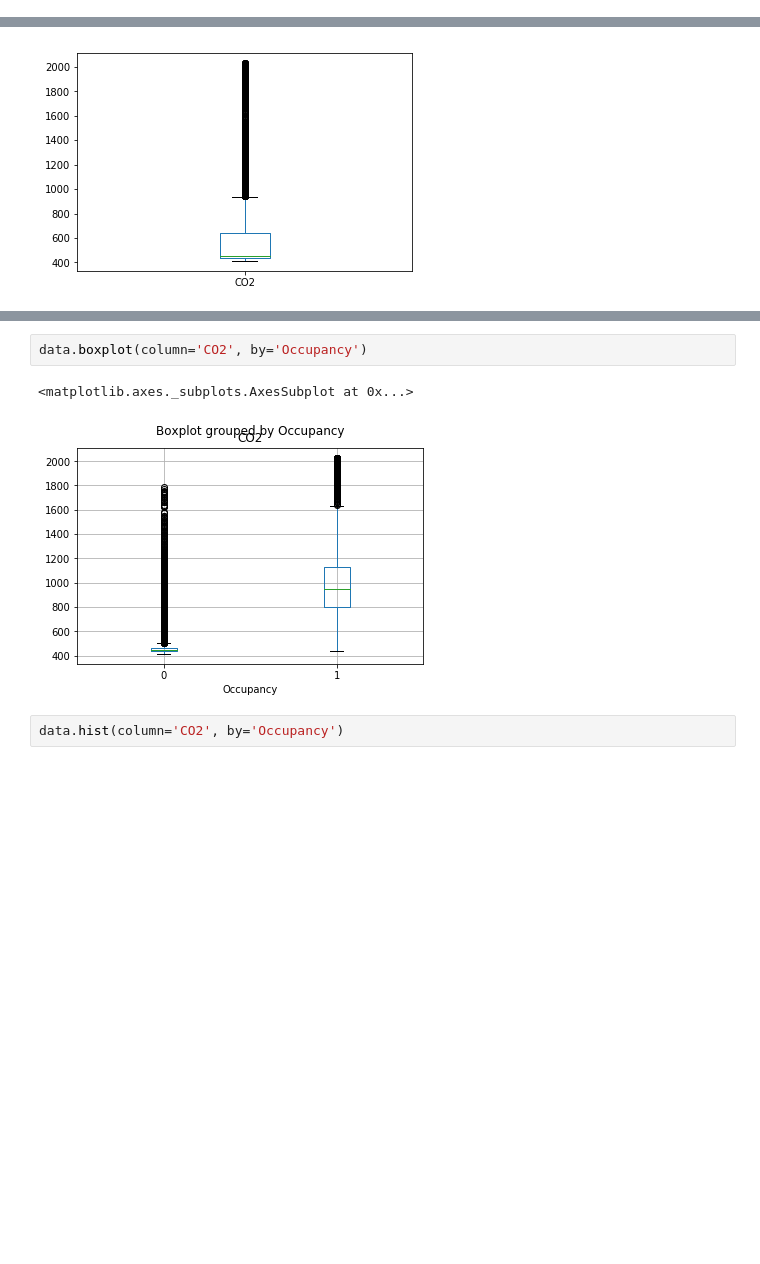
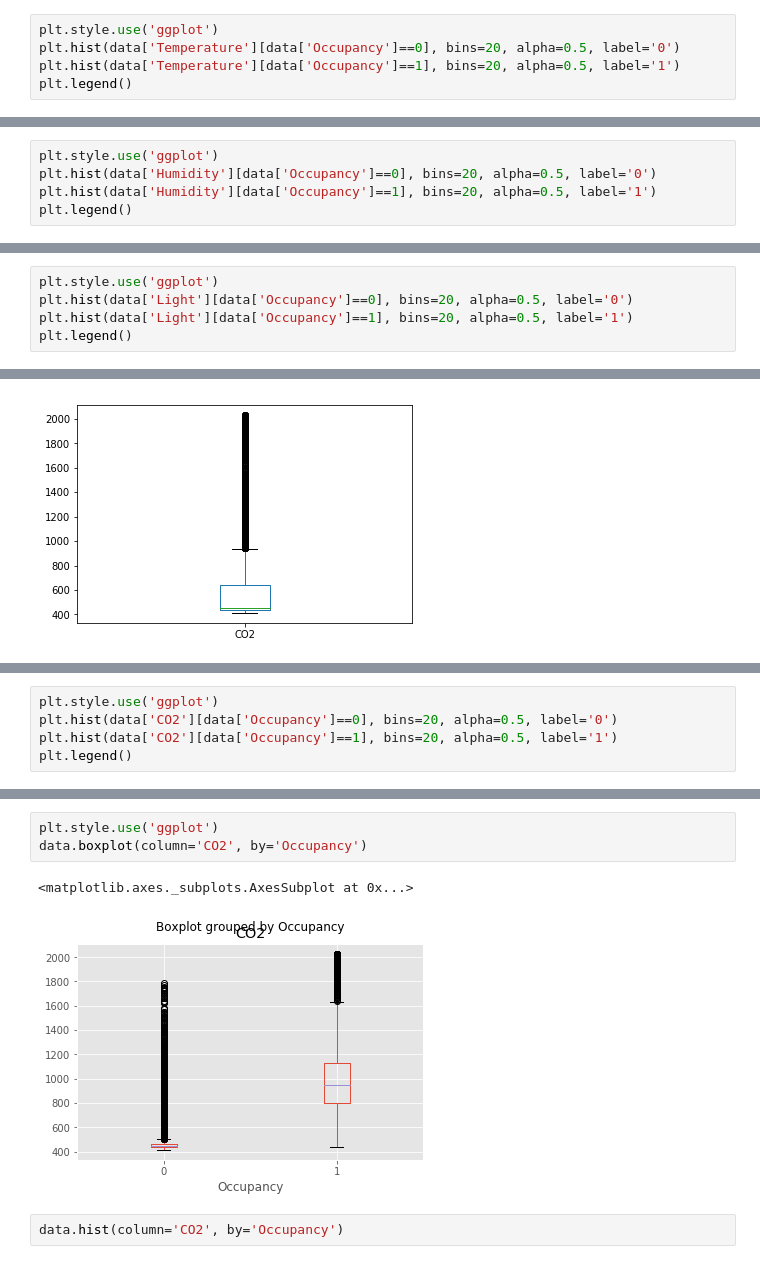
Before and after one commit to SOYNGPARK/naver-dsc, a Jupyter notebook: 0727.ipynb, the cells around one changed output, grey strips where cells are left out. Cells and saved outputs as stored; diff of their text form; blank space fills up the shorter version.

```diff
--- a/0727.ipynb
+++ b/0727.ipynb
@@ -129,0 +125,5 @@ data['Temperature'].plot.hist()
+# %%
+plt.style.use('ggplot')
+plt.hist(data['Temperature'][data['Occupancy']==0], bins=20, alpha=0.5, label='0')
+plt.hist(data['Temperature'][data['Occupancy']==1], bins=20, alpha=0.5, label='1')
+plt.legend()
@@ -193,0 +192,5 @@ data['Humidity'].plot.hist()
+# %%
+plt.style.use('ggplot')
+plt.hist(data['Humidity'][data['Occupancy']==0], bins=20, alpha=0.5, label='0')
+plt.hist(data['Humidity'][data['Occupancy']==1], bins=20, alpha=0.5, label='1')
+plt.legend()
@@ -237,0 +245,5 @@ data['Light'].plot.hist()
+# %%
+plt.style.use('ggplot')
+plt.hist(data['Light'][data['Occupancy']==0], bins=20, alpha=0.5, label='0')
+plt.hist(data['Light'][data['Occupancy']==1], bins=20, alpha=0.5, label='1')
+plt.legend()
@@ -316,0 +327,5 @@ data['CO2'].plot.hist()
+# %%
+plt.style.use('ggplot')
+plt.hist(data['CO2'][data['Occupancy']==0], bins=20, alpha=0.5, label='0')
+plt.hist(data['CO2'][data['Occupancy']==1], bins=20, alpha=0.5, label='1')
+plt.legend()
@@ -317,8 +335,9 @@ data['CO2'].plot.hist()
 # %%
+plt.style.use('ggplot')
 data.boxplot(column='CO2', by='Occupancy')
 # %% [output]
 <matplotlib.axes._subplots.AxesSubplot at 0x...>
-[figure, old version]
+[figure, new version]
 # %%
 data.hist(column='CO2', by='Occupancy')
 # %% [output]
```
Also changed, not shown: parts of 10 cells of this notebook, 1 other file.
